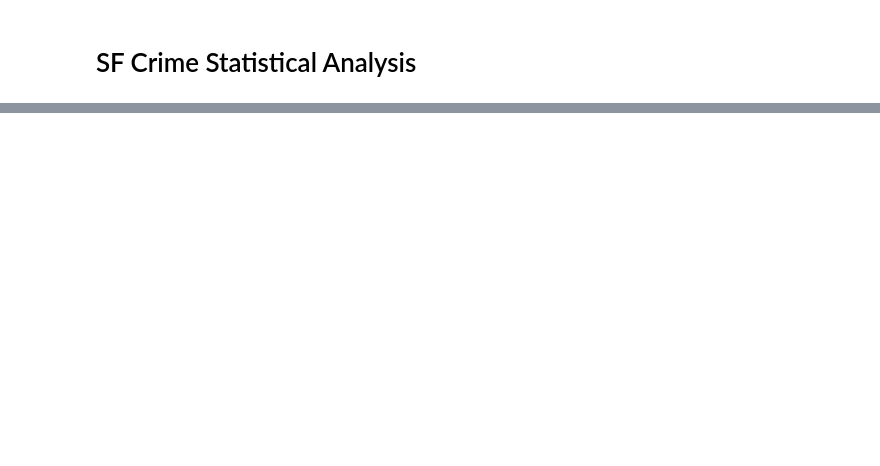
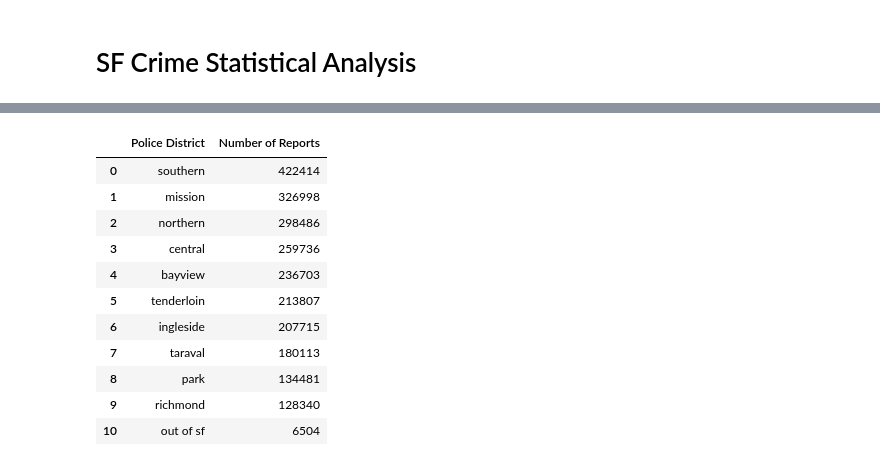
Before and after one commit to gyamane/Springboard, a Jupyter notebook: capstone_project_1/statistical_data_analysis.ipynb, the cells around one changed output, grey strips where cells are left out. Saved outputs shown, nothing was run; the diff lists cells and outputs as text; code cells hidden in the pictures; blank space fills up the shorter version.

```diff
--- a/capstone_project_1/statistical_data_analysis.ipynb
+++ b/capstone_project_1/statistical_data_analysis.ipynb
@@ -16,0 +67,18 @@ df.head()
+# %%
+district_counts = pd.DataFrame(df['Police District'].value_counts())
+district_counts = district_counts.reset_index()
+district_counts.columns = ['Police District', 'Number of Reports']
+district_counts
+# %% [output]
+|  | Police District | Number of Reports |
+| 0 | southern | 422414 |
+| 1 | mission | 326998 |
+| 2 | northern | 298486 |
+| 3 | central | 259736 |
+| 4 | bayview | 236703 |
+| 5 | tenderloin | 213807 |
+| 6 | ingleside | 207715 |
+| 7 | taraval | 180113 |
+| 8 | park | 134481 |
+| 9 | richmond | 128340 |
+| 10 | out of sf | 6504 |
```
Also changed, not shown: parts of 15 cells of this notebook, 6 other files.
